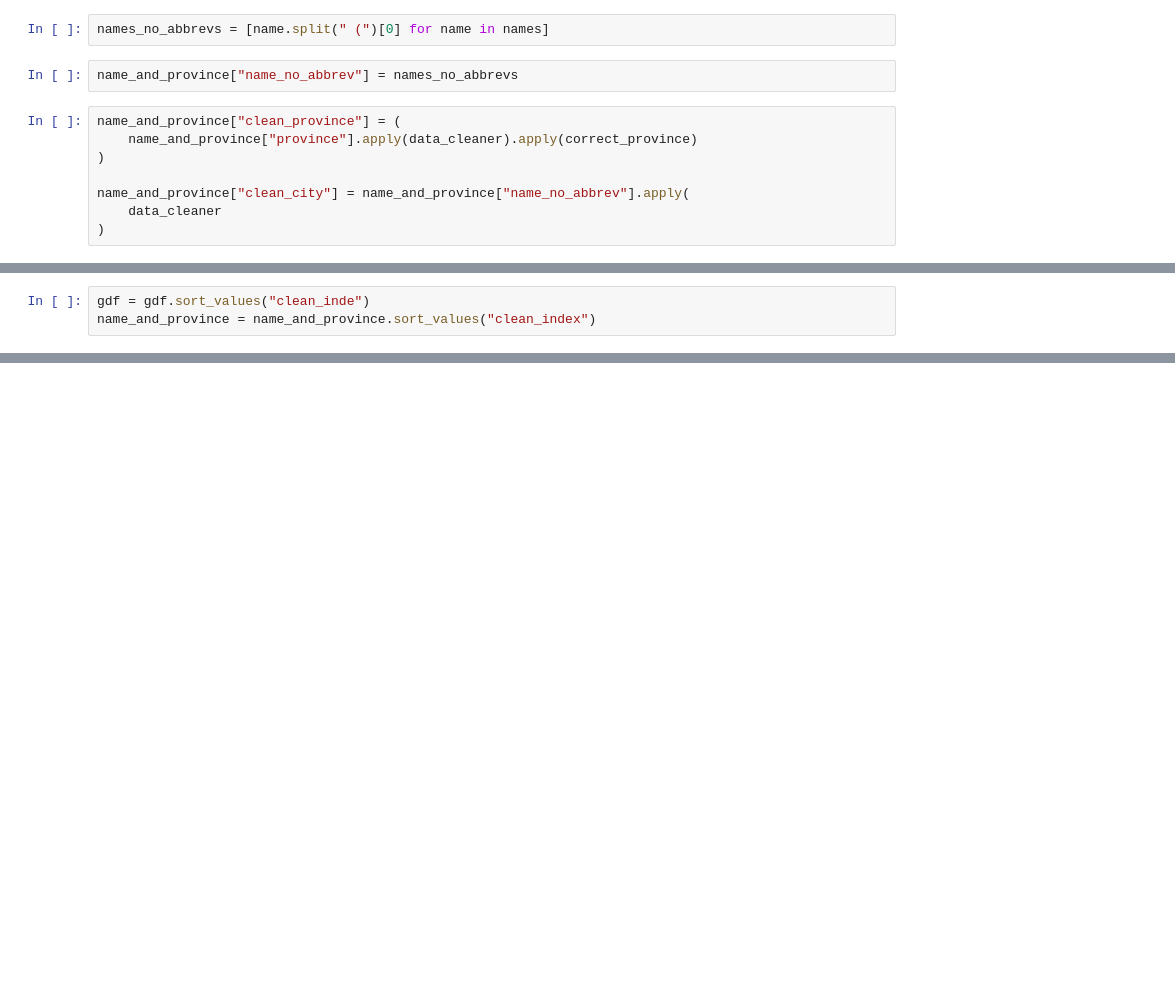
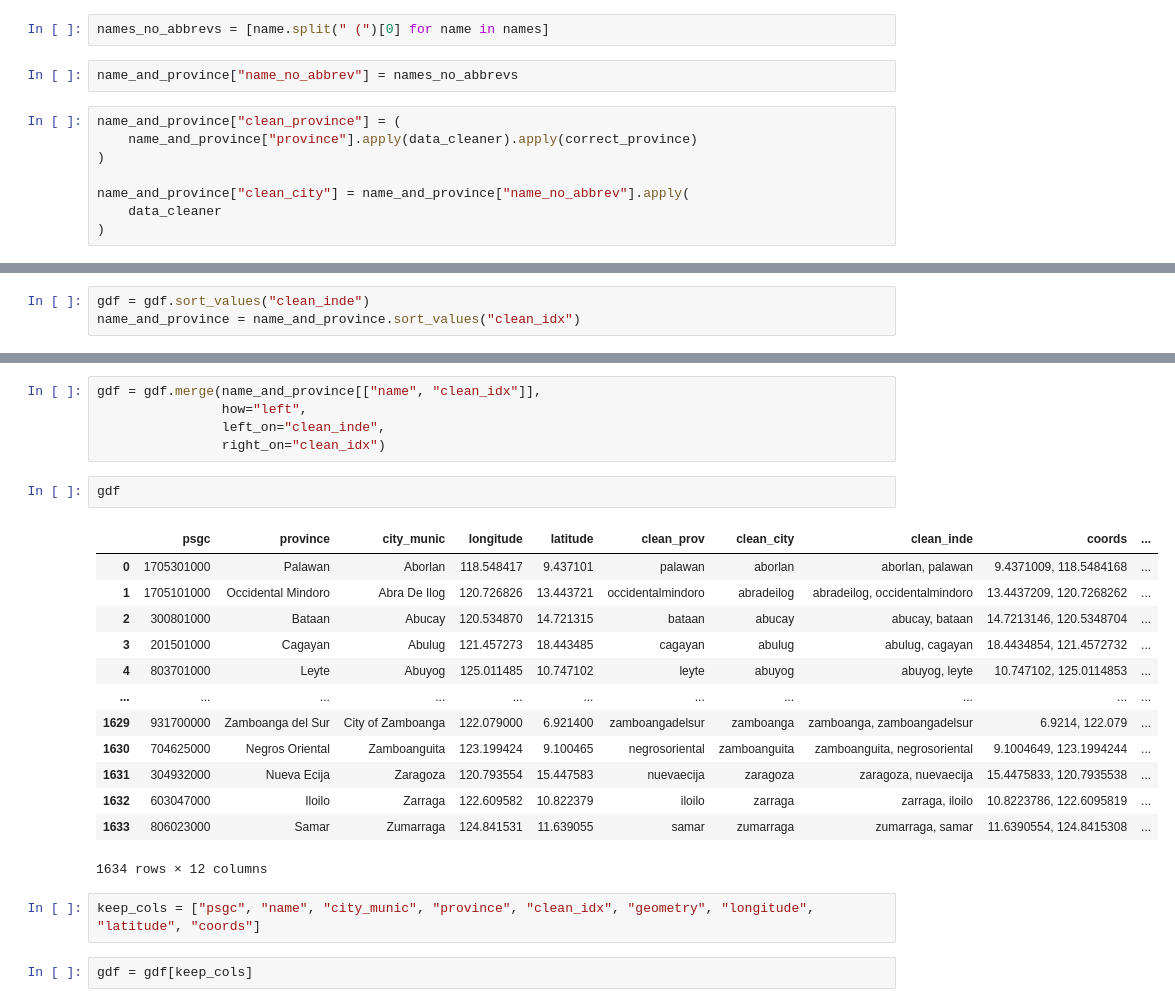
Before and after one commit to OmdenaAI/philippines-chapter-urban-vunerability, a Jupyter notebook: src/tasks/task-2-geolocation/1-renaming-geolocation-df.ipynb, the cells around one changed output, grey strips where cells are left out. Saved outputs shown, nothing was run; the diff lists cells and outputs as text; blank space fills up the shorter version.

```diff
--- a/src/tasks/task-2-geolocation/1-renaming-geolocation-df.ipynb
+++ b/src/tasks/task-2-geolocation/1-renaming-geolocation-df.ipynb
@@ -233,3 +217,3 @@ old_indices = list(gdf["clean_inde"])
 # %%
 gdf = gdf.sort_values("clean_inde")
-name_and_province = name_and_province.sort_values("clean_index")
+name_and_province = name_and_province.sort_values("clean_idx")
@@ -238,0 +226,25 @@ n = list(name_and_province["clean_index"])
+# %%
+gdf = gdf.merge(name_and_province[["name", "clean_idx"]],
+                how="left",
+                left_on="clean_inde",
+                right_on="clean_idx")
+# %%
+gdf
+# %% [output]
+|  | psgc | province | city_munic | longitude | latitude | clean_prov | clean_city | clean_inde | coords | ... |
+| 0 | 1705301000 | Palawan | Aborlan | 118.548417 | 9.437101 | palawan | aborlan | aborlan, palawan | 9.4371009, 118.5484168 | ... |
+| 1 | 1705101000 | Occidental Mindoro | Abra De Ilog | 120.726826 | 13.443721 | occidentalmindoro | abradeilog | abradeilog, occidentalmindoro | 13.4437209, 120.7268262 | ... |
+| 2 | 300801000 | Bataan | Abucay | 120.534870 | 14.721315 | bataan | abucay | abucay, bataan | 14.7213146, 120.5348704 | ... |
+| 3 | 201501000 | Cagayan | Abulug | 121.457273 | 18.443485 | cagayan | abulug | abulug, cagayan | 18.4434854, 121.4572732 | ... |
+| 4 | 803701000 | Leyte | Abuyog | 125.011485 | 10.747102 | leyte | abuyog | abuyog, leyte | 10.747102, 125.0114853 | ... |
+| ... | ... | ... | ... | ... | ... | ... | ... | ... | ... | ... |
+| 1629 | 931700000 | Zamboanga del Sur | City of Zamboanga | 122.079000 | 6.921400 | zamboangadelsur | zamboanga | zamboanga, zamboangadelsur | 6.9214, 122.079 | ... |
+| 1630 | 704625000 | Negros Oriental | Zamboanguita | 123.199424 | 9.100465 | negrosoriental | zamboanguita | zamboanguita, negrosoriental | 9.1004649, 123.1994244 | ... |
+| 1631 | 304932000 | Nueva Ecija | Zaragoza | 120.793554 | 15.447583 | nuevaecija | zaragoza | zaragoza, nuevaecija | 15.4475833, 120.7935538 | ... |
+| 1632 | 603047000 | Iloilo | Zarraga | 122.609582 | 10.822379 | iloilo | zarraga | zarraga, iloilo | 10.8223786, 122.6095819 | ... |
+| 1633 | 806023000 | Samar | Zumarraga | 124.841531 | 11.639055 | samar | zumarraga | zumarraga, samar | 11.6390554, 124.8415308 | ... |
+1634 rows × 12 columns
+# %%
+keep_cols = ["psgc", "name", "city_munic", "province", "clean_idx", "geometry", "longitude", "latitude", "coords"]
+# %%
+gdf = gdf[keep_cols]
```
Also changed, not shown: parts of 13 cells of this notebook.
